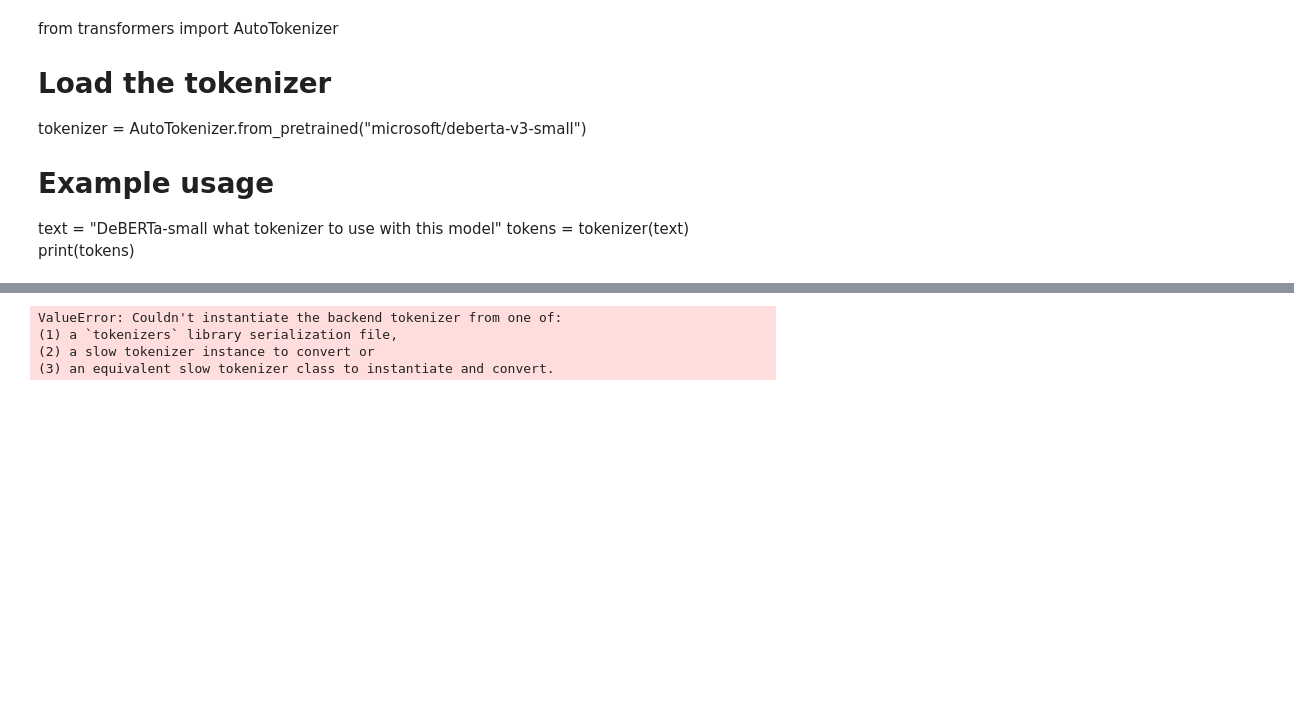
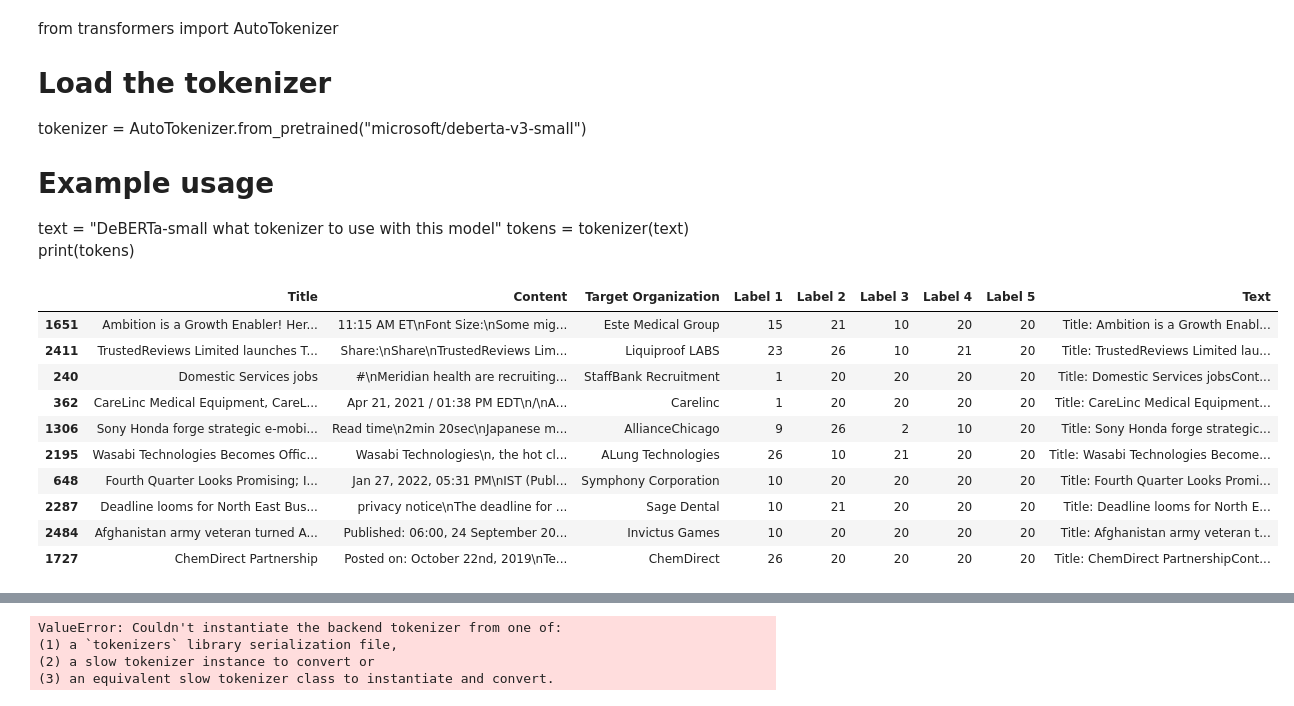
Before and after one commit to concrem123/multi_label_classification_biotech_news, a Jupyter notebook: dataset_testing.ipynb, the cells around one changed output, grey strips where cells are left out. Saved outputs shown, nothing was run; the diff lists cells and outputs as text; code cells hidden in the pictures; blank space fills up the shorter version.

```diff
--- a/dataset_testing.ipynb
+++ b/dataset_testing.ipynb
@@ -128,3 +194,17 @@ dataset_dict = DatasetDict({
     "train": train_df,
     "test": test_df,
     "eval": eval_df})
+# %%
+dataset_dict['eval'][100:110]
+# %% [output]
+|  | Title | Content | Target Organization | Label 1 | Label 2 | Label 3 | Label 4 | Label 5 | Text |
+| 1651 | Ambition is a Growth Enabler! Her... | 11:15 AM ET\nFont Size:\nSome mig... | Este Medical Group | 15 | 21 | 10 | 20 | 20 | Title: Ambition is a Growth Enabl... |
+| 2411 | TrustedReviews Limited launches T... | Share:\nShare\nTrustedReviews Lim... | Liquiproof LABS | 23 | 26 | 10 | 21 | 20 | Title: TrustedReviews Limited lau... |
+| 240 | Domestic Services jobs | #\nMeridian health are recruiting... | StaffBank Recruitment | 1 | 20 | 20 | 20 | 20 | Title: Domestic Services jobsCont... |
+| 362 | CareLinc Medical Equipment, CareL... | Apr 21, 2021 / 01:38 PM EDT\n/\nA... | Carelinc | 1 | 20 | 20 | 20 | 20 | Title: CareLinc Medical Equipment... |
+| 1306 | Sony Honda forge strategic e-mobi... | Read time\n2min 20sec\nJapanese m... | AllianceChicago | 9 | 26 | 2 | 10 | 20 | Title: Sony Honda forge strategic... |
+| 2195 | Wasabi Technologies Becomes Offic... | Wasabi Technologies\n, the hot cl... | ALung Technologies | 26 | 10 | 21 | 20 | 20 | Title: Wasabi Technologies Become... |
+| 648 | Fourth Quarter Looks Promising; I... | Jan 27, 2022, 05:31 PM\nIST (Publ... | Symphony Corporation | 10 | 20 | 20 | 20 | 20 | Title: Fourth Quarter Looks Promi... |
+| 2287 | Deadline looms for North East Bus... | privacy notice\nThe deadline for ... | Sage Dental | 10 | 21 | 20 | 20 | 20 | Title: Deadline looms for North E... |
+| 2484 | Afghanistan army veteran turned A... | Published: 06:00, 24 September 20... | Invictus Games | 10 | 20 | 20 | 20 | 20 | Title: Afghanistan army veteran t... |
+| 1727 | ChemDirect Partnership | Posted on: October 22nd, 2019\nTe... | ChemDirect | 26 | 20 | 20 | 20 | 20 | Title: ChemDirect PartnershipCont... |
```
Also changed, not shown: parts of 19 cells of this notebook, 53 other files.
